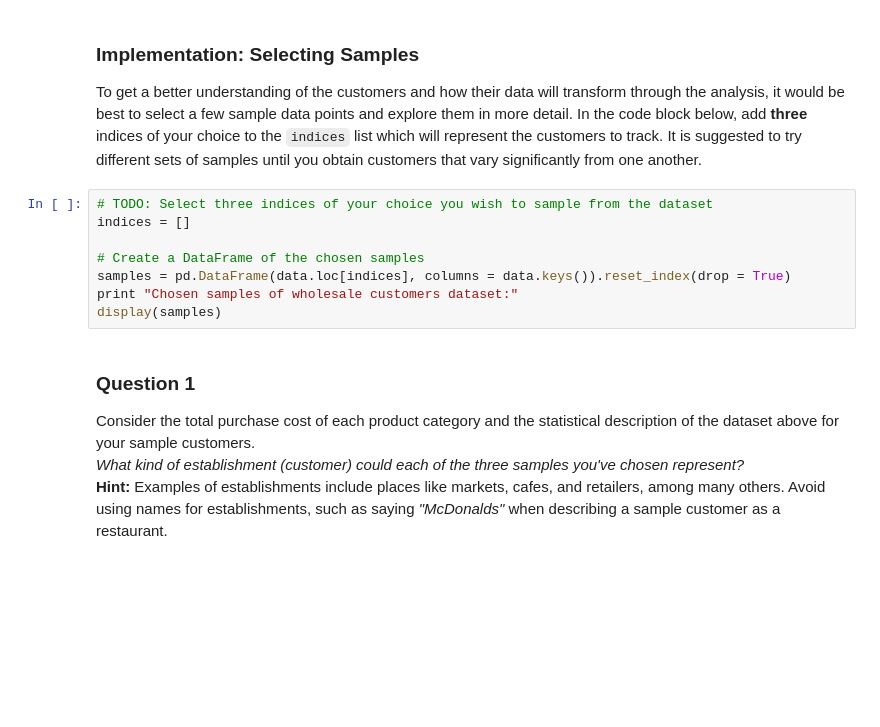
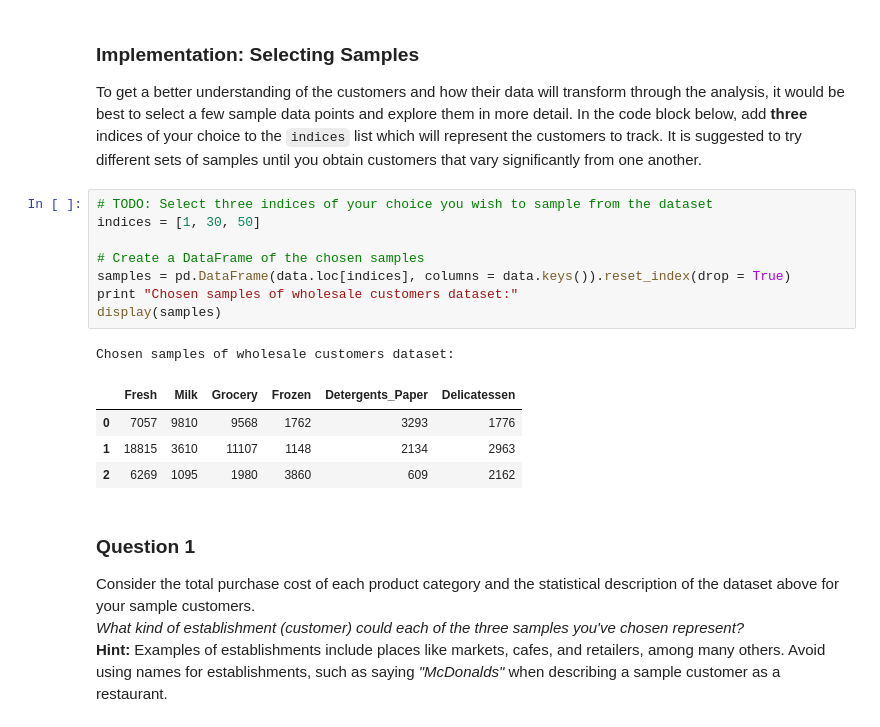
Before and after one commit to devrohitraj/Udacity, a Jupyter notebook: Machine-Learning-nanodegree/creating_customer_segments/customer_segments.ipynb, the cells around one changed output. Drawn from its saved outputs; the diff is of its cells as text; blank space fills up the shorter version.

Commit message:
Updated customer segment notebook

```diff
--- a/Machine-Learning-nanodegree/creating_customer_segments/customer_segments.ipynb
+++ b/Machine-Learning-nanodegree/creating_customer_segments/customer_segments.ipynb
@@ -50,12 +58,18 @@ NameError: name 'display' is not defined
 To get a better understanding of the customers and how their data will transform through the analysis, it would be best to select a few sample data points and explore them in more detail. In the code block below, add **three** indices of your choice to the `indices` list which will represent the customers to track. It is suggested to try different sets of samples until you obtain customers that vary significantly from one another.
 # %%
 # TODO: Select three indices of your choice you wish to sample from the dataset
-indices = []
+indices = [1, 30, 50]
 
 # Create a DataFrame of the chosen samples
 samples = pd.DataFrame(data.loc[indices], columns = data.keys()).reset_index(drop = True)
 print "Chosen samples of wholesale customers dataset:"
 display(samples)
+# %% [output]
+Chosen samples of wholesale customers dataset:
+|  | Fresh | Milk | Grocery | Frozen | Detergents_Paper | Delicatessen |
+| 0 | 7057 | 9810 | 9568 | 1762 | 3293 | 1776 |
+| 1 | 18815 | 3610 | 11107 | 1148 | 2134 | 2963 |
+| 2 | 6269 | 1095 | 1980 | 3860 | 609 | 2162 |
 # %% [markdown]
 ### Question 1
 Consider the total purchase cost of each product category and the statistical description of the dataset above for your sample customers.
```
Also changed, not shown: parts of 9 cells of this notebook, 1 other file.
